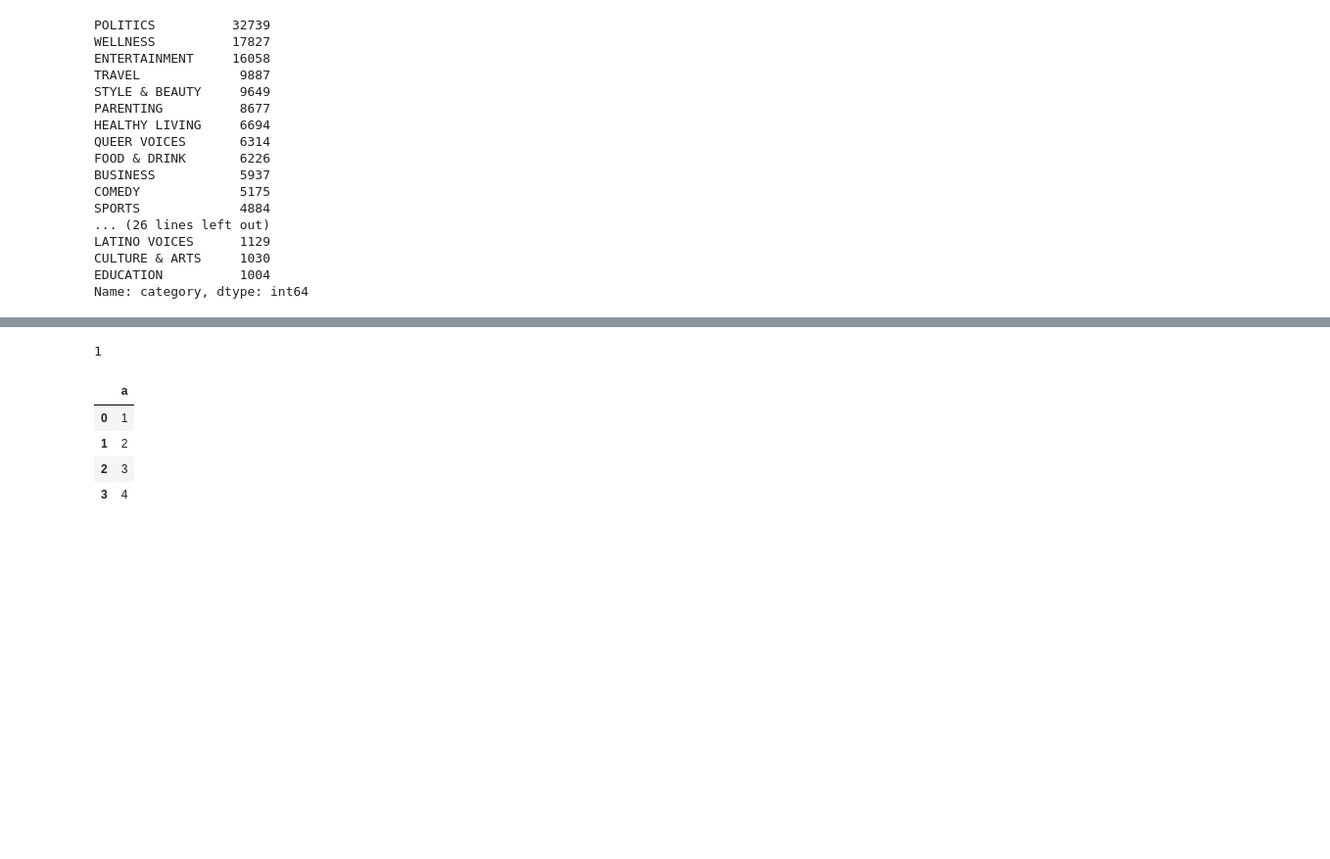
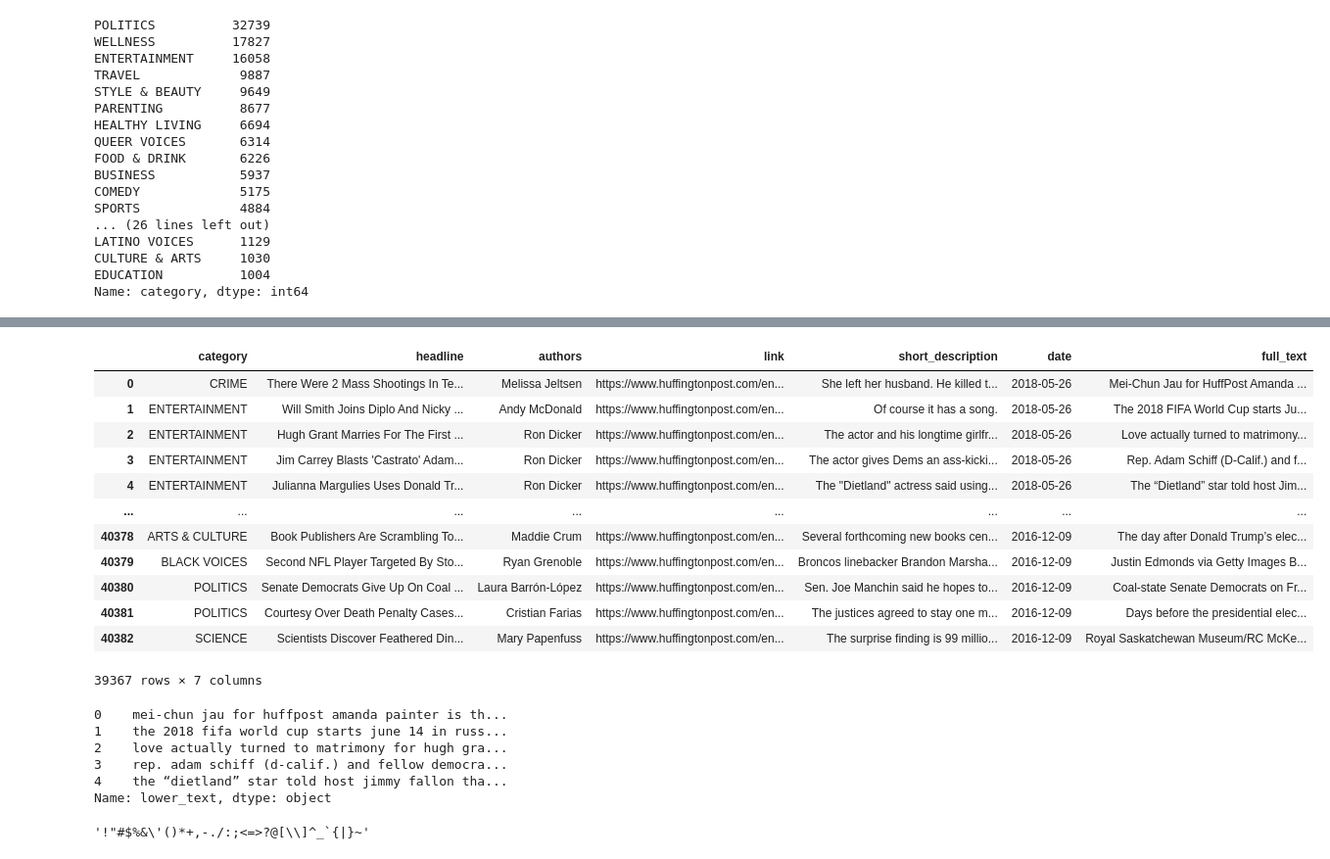
Before and after one commit to willcline613/article_genres, a Jupyter notebook: individuals/jerry/Basic model attempts.ipynb, the cells around one changed output, grey strips where cells are left out. Shown at 98% size. Drawn from its saved outputs; the diff is of its cells as text; code cells hidden in the pictures; blank space fills up the shorter version.

```diff
--- a/individuals/jerry/Basic model attempts.ipynb
+++ b/individuals/jerry/Basic model attempts.ipynb
@@ -70,12 +55,20 @@ pd.concat([])
-# %%
-a[0][0]
-# %% [output]
-1
-# %%
-b
-# %% [output]
-|  | a |
-| 0 | 1 |
-| 1 | 2 |
-| 2 | 3 |
-| 3 | 4 |
+# %%
+df_2 = pd.read_csv("../../data/dffulltext.csv").drop("Unnamed: 0", axis = 1)
+# %%
+df_2.dropna(subset = ["full_text"], inplace = True)
+# %%
+df_2
+# %% [output]
+|  | category | headline | authors | link | short_description | date | full_text |
+| 0 | CRIME | There Were 2 Mass Shootings In Te... | Melissa Jeltsen | https://www.huffingtonpost.com/en... | She left her husband. He killed t... | 2018-05-26 | Mei-Chun Jau for HuffPost Amanda ... |
+| 1 | ENTERTAINMENT | Will Smith Joins Diplo And Nicky ... | Andy McDonald | https://www.huffingtonpost.com/en... | Of course it has a song. | 2018-05-26 | The 2018 FIFA World Cup starts Ju... |
+| 2 | ENTERTAINMENT | Hugh Grant Marries For The First ... | Ron Dicker | https://www.huffingtonpost.com/en... | The actor and his longtime girlfr... | 2018-05-26 | Love actually turned to matrimony... |
+| 3 | ENTERTAINMENT | Jim Carrey Blasts 'Castrato' Adam... | Ron Dicker | https://www.huffingtonpost.com/en... | The actor gives Dems an ass-kicki... | 2018-05-26 | Rep. Adam Schiff (D-Calif.) and f... |
+| 4 | ENTERTAINMENT | Julianna Margulies Uses Donald Tr... | Ron Dicker | https://www.huffingtonpost.com/en... | The "Dietland" actress said using... | 2018-05-26 | The “Dietland” star told host Jim... |
+| ... | ... | ... | ... | ... | ... | ... | ... |
+| 40378 | ARTS & CULTURE | Book Publishers Are Scrambling To... | Maddie Crum | https://www.huffingtonpost.com/en... | Several forthcoming new books cen... | 2016-12-09 | The day after Donald Trump’s elec... |
+| 40379 | BLACK VOICES | Second NFL Player Targeted By Sto... | Ryan Grenoble | https://www.huffingtonpost.com/en... | Broncos linebacker Brandon Marsha... | 2016-12-09 | Justin Edmonds via Getty Images B... |
+| 40380 | POLITICS | Senate Democrats Give Up On Coal ... | Laura Barrón-López | https://www.huffingtonpost.com/en... | Sen. Joe Manchin said he hopes to... | 2016-12-09 | Coal-state Senate Democrats on Fr... |
+| 40381 | POLITICS | Courtesy Over Death Penalty Cases... | Cristian Farias | https://www.huffingtonpost.com/en... | The justices agreed to stay one m... | 2016-12-09 | Days before the presidential elec... |
+| 40382 | SCIENCE | Scientists Discover Feathered Din... | Mary Papenfuss | https://www.huffingtonpost.com/en... | The surprise finding is 99 millio... | 2016-12-09 | Royal Saskatchewan Museum/RC McKe... |
+39367 rows × 7 columns
@@ -81,0 +77,13 @@ b
+# %%
+df_2["lower_text"].head()
+# %% [output]
+0    mei-chun jau for huffpost amanda painter is th...
+1    the 2018 fifa world cup starts june 14 in russ...
+2    love actually turned to matrimony for hugh gra...
+3    rep. adam schiff (d-calif.) and fellow democra...
+4    the “dietland” star told host jimmy fallon tha...
+Name: lower_text, dtype: object
+# %%
+string.punctuation
+# %% [output]
+'!"#$%&\'()*+,-./:;<=>?@[\\]^_`{|}~'
```
Also changed, not shown: parts of 48 cells of this notebook, 5 other files.
